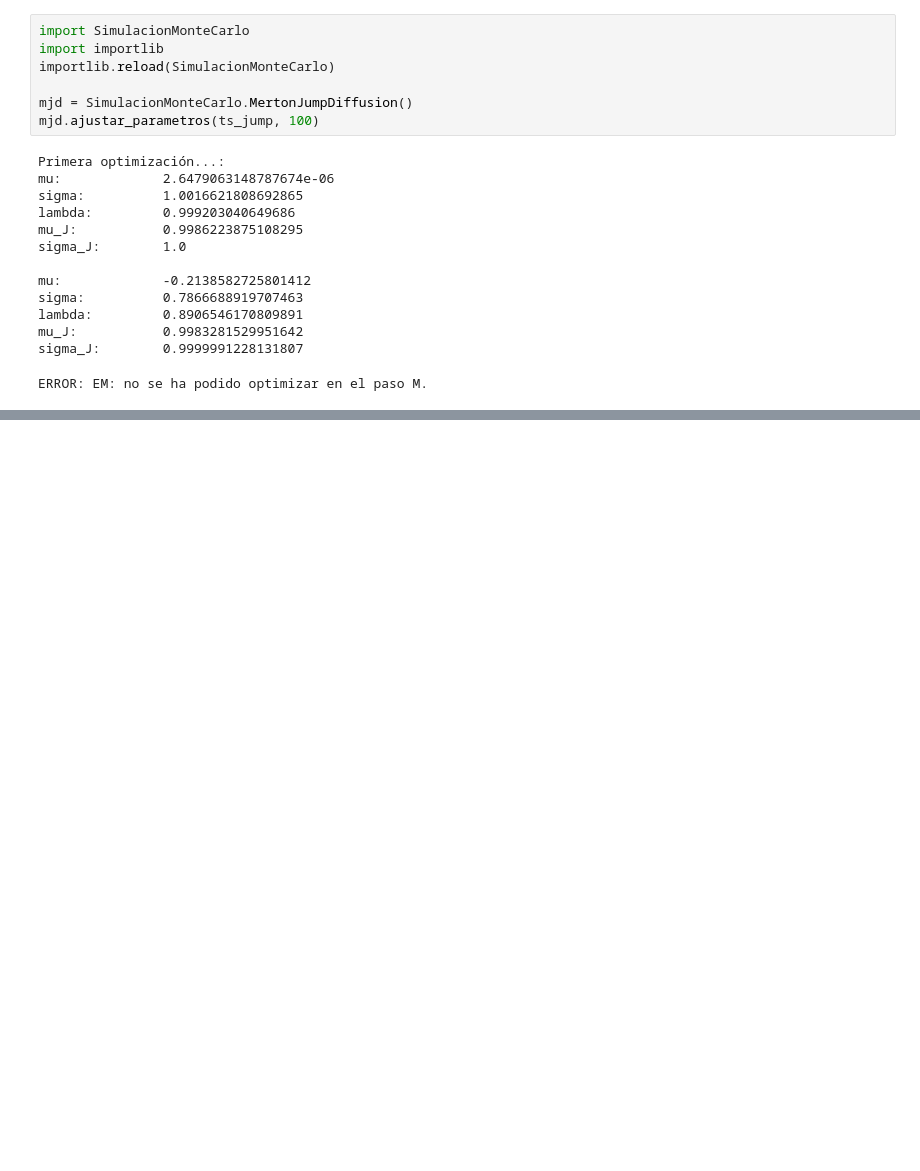
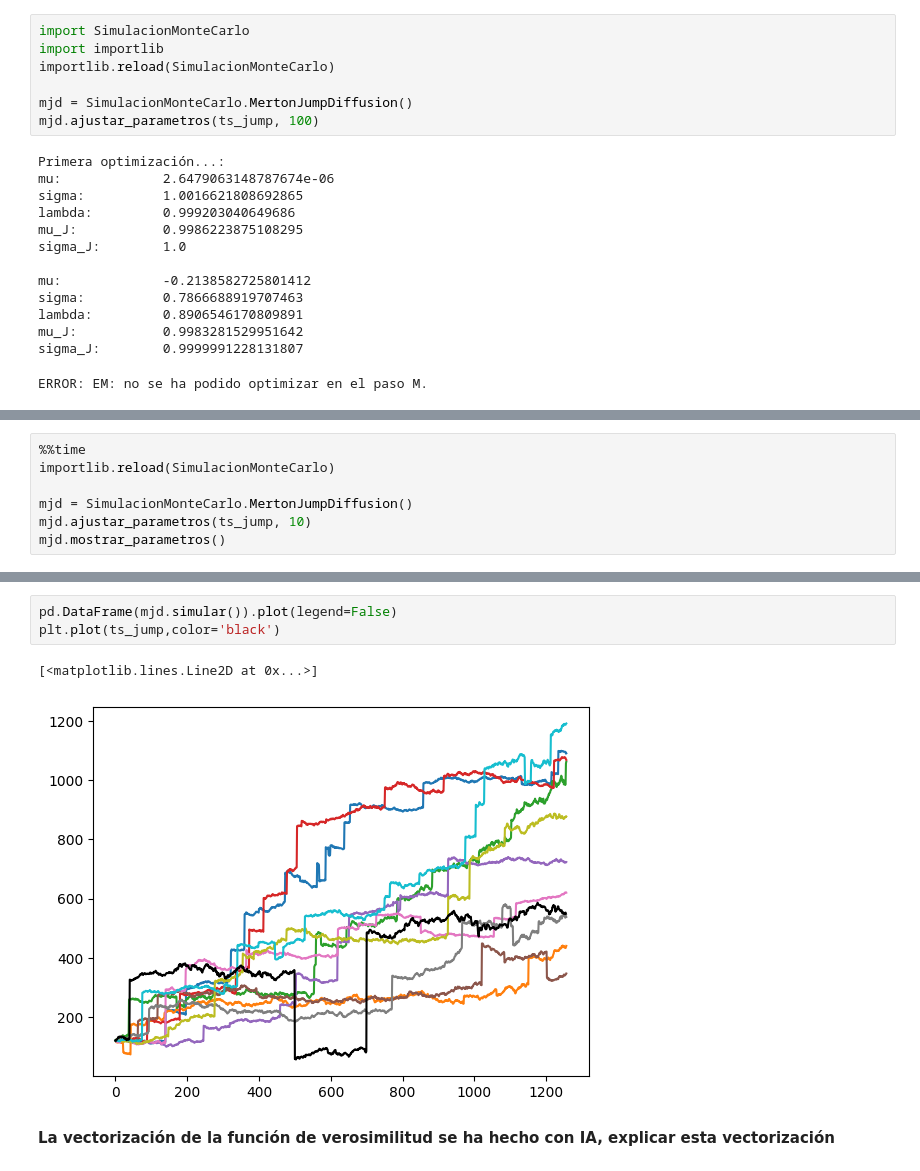
Before and after one commit to Jordi103/simulacion_de_mercado, a Jupyter notebook: simulaciones.ipynb, the cells around one changed output, grey strips where cells are left out. Saved outputs shown, nothing was run; the diff lists cells and outputs as text; blank space fills up the shorter version.

```diff
--- a/simulaciones.ipynb
+++ b/simulaciones.ipynb
@@ -267,0 +330,7 @@ ERROR: EM: no se ha podido optimizar en el paso M.
+# %%
+%%time
+importlib.reload(SimulacionMonteCarlo)
+
+mjd = SimulacionMonteCarlo.MertonJumpDiffusion()
+mjd.ajustar_parametros(ts_jump, 10)
+mjd.mostrar_parametros()
@@ -267,0 +350,8 @@ ERROR: EM: no se ha podido optimizar en el paso M.
+# %%
+pd.DataFrame(mjd.simular()).plot(legend=False)
+plt.plot(ts_jump,color='black')
+# %% [output]
+[<matplotlib.lines.Line2D at 0x...>]
+[figure, added]
+# %% [markdown]
+**La vectorización de la función de verosimilitud se ha hecho con IA, explicar esta vectorización**
```
Also changed, not shown: parts of 6 cells of this notebook, 1 other file.
